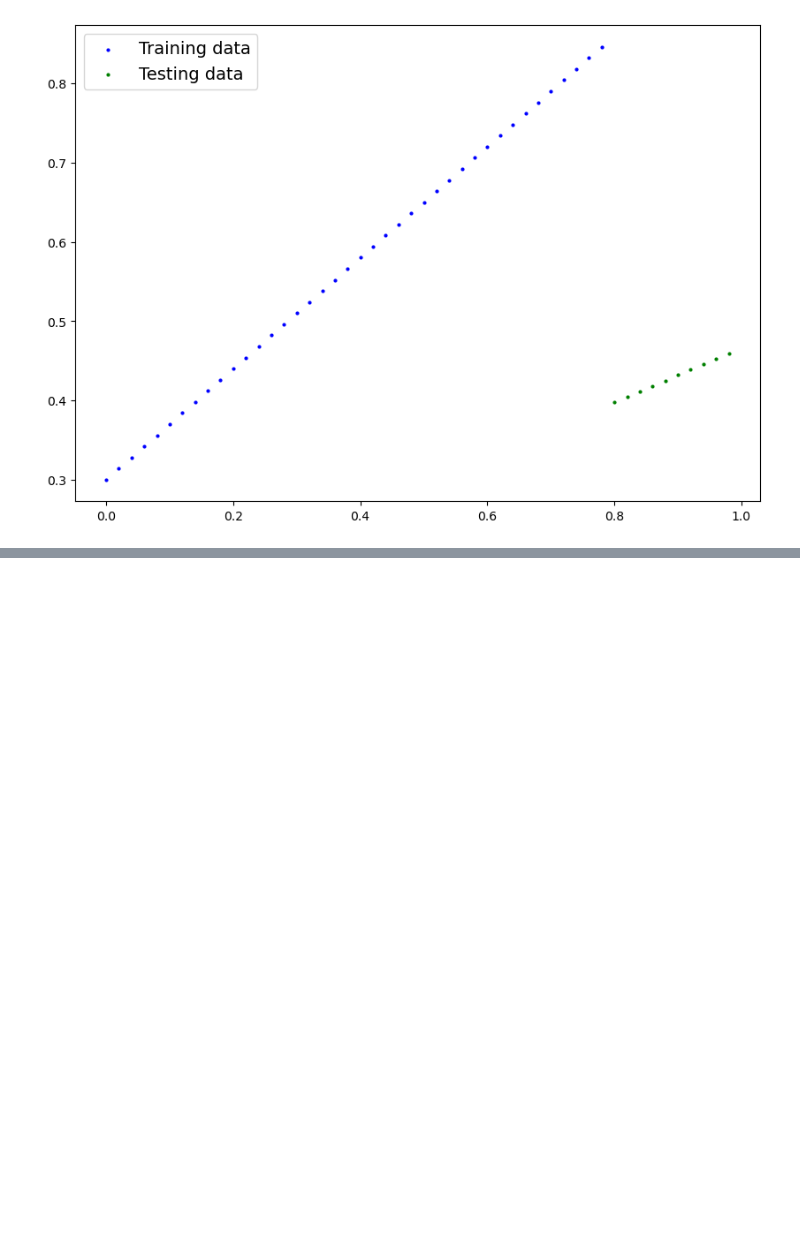
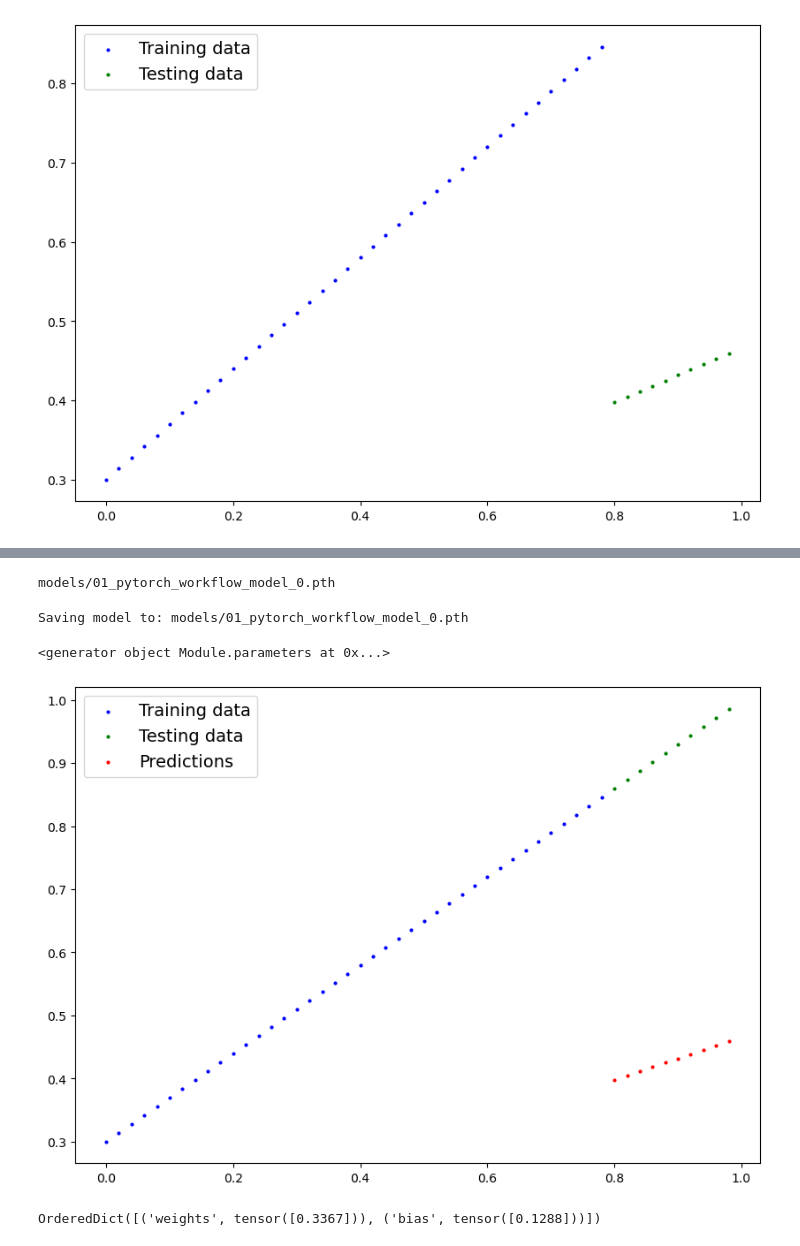
Before and after one commit to SwagarikaGiri/Pytorch-For-Deep-Learning, a Jupyter notebook: 01_pytorch_workflow.ipynb, the cells around one changed output, grey strips where cells are left out. Saved outputs shown, nothing was run; the diff lists cells and outputs as text; code cells hidden in the pictures; blank space fills up the shorter version.

```diff
--- a/01_pytorch_workflow.ipynb
+++ b/01_pytorch_workflow.ipynb
@@ -116,0 +192,37 @@ for epoch in range(epochs):
+# %%
+from pathlib import Path
+
+# 1. Create models directory
+MODEL_PATH = Path("models")
+MODEL_PATH.mkdir(parents=True, exist_ok=True)
+
+# 2. Create model save path
+MODEL_NAME = "01_pytorch_workflow_model_0.pth"
+MODEL_SAVE_PATH = MODEL_PATH / MODEL_NAME
+# %%
+print(MODEL_SAVE_PATH)
+# %% [output]
+models/01_pytorch_workflow_model_0.pth
+# %%
+# 3. Save the model state dict
+print(f"Saving model to: {MODEL_SAVE_PATH}")
+torch.save(obj=model.state_dict(), # only saving the state_dict() only saves the models learned parameters
+           f=MODEL_SAVE_PATH)
+# %% [output]
+Saving model to: models/01_pytorch_workflow_model_0.pth
+# %%
+model_1 = LinearRegression()
+model_1.load_state_dict(torch.load(f=MODEL_SAVE_PATH))
+model_1.eval()
+print(model_1.parameters())
+with torch.inference_mode():
+    y_pred1 = model_1(X_test)
+
+plot_predictions(predictions=y_pred1)
+# %% [output]
+<generator object Module.parameters at 0x...>
+[figure, added]
+# %%
+print(model_1.state_dict())
+# %% [output]
+OrderedDict([('weights', tensor([0.3367])), ('bias', tensor([0.1288]))])
```
Also changed, not shown: parts of 5 cells of this notebook, 3 other files.
